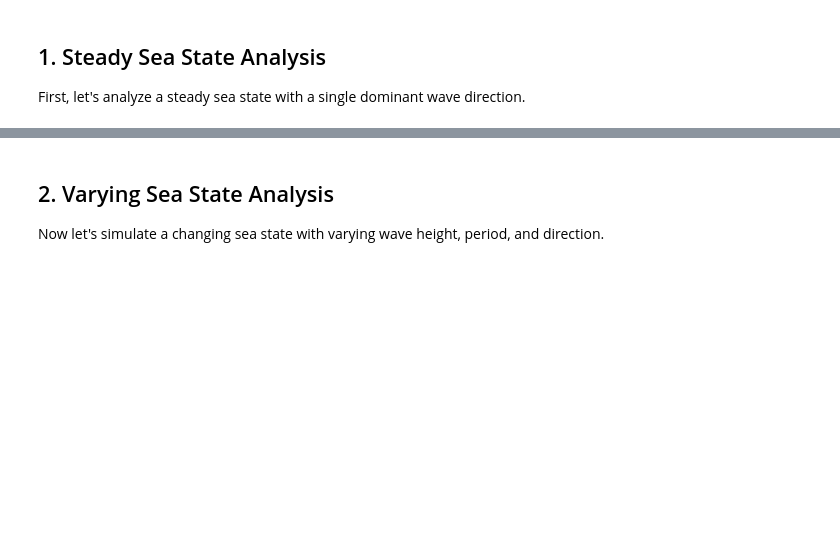
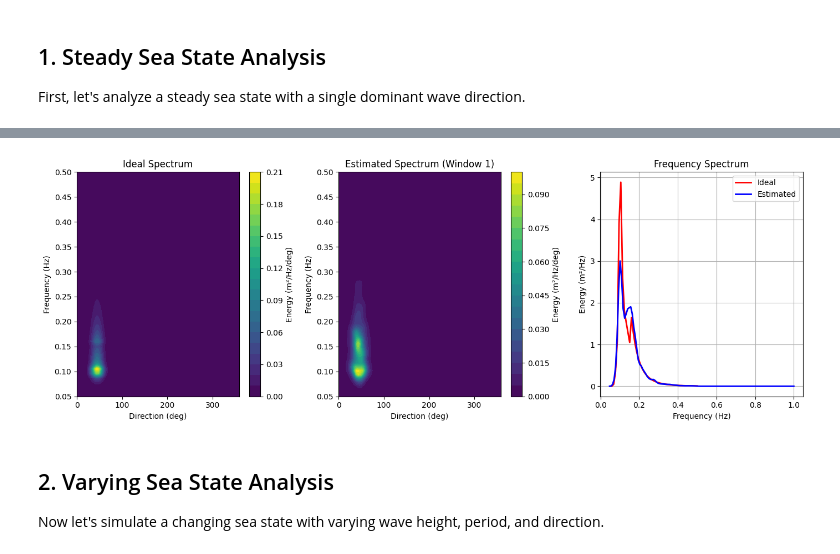
Before and after one commit to wavespectra/diwasp-python, a Jupyter notebook: examples/demo_analysis.ipynb, the cells around one changed output, grey strips where cells are left out. Drawn from its saved outputs; the diff is of its cells as text; code cells hidden in the pictures; blank space fills up the shorter version.

```diff
--- a/examples/demo_analysis.ipynb
+++ b/examples/demo_analysis.ipynb
@@ -45,25 +76,2 @@ print(f"  Peak direction: {ideal_spec.dp:.1f} deg")
-# %%
-# Generate synthetic sensor data (PUV configuration)
-fs = 2.0  # 2 Hz sampling
-duration = 3600  # 1 hour
-
-# Sensor layout: pressure at 0.5m, velocities at 1.0m above seabed
-layout = np.array([
-    [0, 0, 0],      # x positions
-    [0, 0, 0],      # y positions
-    [0.5, 1.0, 1.0] # z positions
-])
-
-data = make_wave_data(
-    spec=ideal_spec,
-    layout=layout,
-    datatypes=['pres', 'velx', 'vely'],
-    depth=20.0,
-    fs=fs,
-    duration=duration,
-)
-
-print(f"Generated {data.shape[0]} samples ({duration}s at {fs}Hz)")
-print(f"Sensors: pressure, u-velocity, v-velocity")
 # %%
 # Create DataFrame for analysis
@@ -152,38 +190,44 @@ print(f"  Peak Dir: {result.dp.mean().values:.1f} ± {result.dp.std().values:.1f
 # %%
+import matplotlib.pyplot as plt
+from matplotlib.gridspec import GridSpec
+
 # Plot 2D spectrum for first window
 fig = plt.figure(figsize=(14, 5))
 gs = GridSpec(1, 3, figure=fig)
 
 # Ideal spectrum
 ax1 = fig.add_subplot(gs[0, 0])
 c1 = ax1.contourf(ideal_spec.dirs, ideal_spec.freqs, ideal_spec.S, levels=20, cmap='viridis')
 ax1.set_xlabel('Direction (deg)')
 ax1.set_ylabel('Frequency (Hz)')
 ax1.set_title('Ideal Spectrum')
 plt.colorbar(c1, ax=ax1, label='Energy (m²/Hz/deg)')
 
 # Estimated spectrum (first window)
 ax2 = fig.add_subplot(gs[0, 1])
 c2 = ax2.contourf(result.dir, result.freq, result.efth[0], levels=20, cmap='viridis')
 ax2.set_xlabel('Direction (deg)')
 ax2.set_ylabel('Frequency (Hz)')
 ax2.set_title('Estimated Spectrum (Window 1)')
+ax2.set_ylim(ideal_spec.freqs[0], ideal_spec.freqs[-1])
 plt.colorbar(c2, ax=ax2, label='Energy (m²/Hz/deg)')
 
 # Frequency spectra comparison
 ax3 = fig.add_subplot(gs[0, 2])
-ideal_freq_spec = ideal_spec.S.sum(axis=1) * (dirs[1] - dirs[0])
-est_freq_spec = result.efth[0].sum(axis=1) * (result.dir[1] - result.dir[0]).values
+ideal_freq_spec = ideal_spec.S.sum(axis=1) * ideal_spec.ddir
+est_freq_spec = np.sum(result.efth[0], axis=1) * (result.dir[1] - result.dir[0]).values
 ax3.plot(ideal_spec.freqs, ideal_freq_spec, 'r-', linewidth=2, label='Ideal')
 ax3.plot(result.freq, est_freq_spec, 'b-', linewidth=2, label='Estimated')
 ax3.set_xlabel('Frequency (Hz)')
 ax3.set_ylabel('Energy (m²/Hz)')
 ax3.set_title('Frequency Spectrum')
 ax3.legend()
 ax3.grid(True)
 
 plt.tight_layout()
 plt.show()
+# %% [output]
+[figure, added]
 # %% [markdown]
 ## 2. Varying Sea State Analysis
 
```
Also changed, not shown: parts of 21 cells of this notebook, 22 other files.
